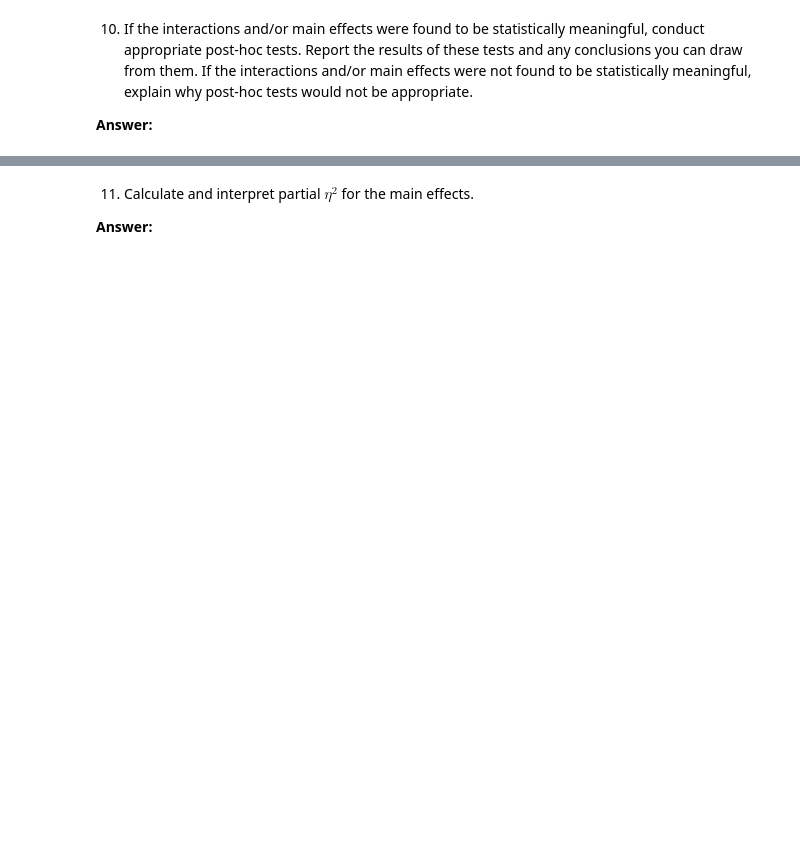
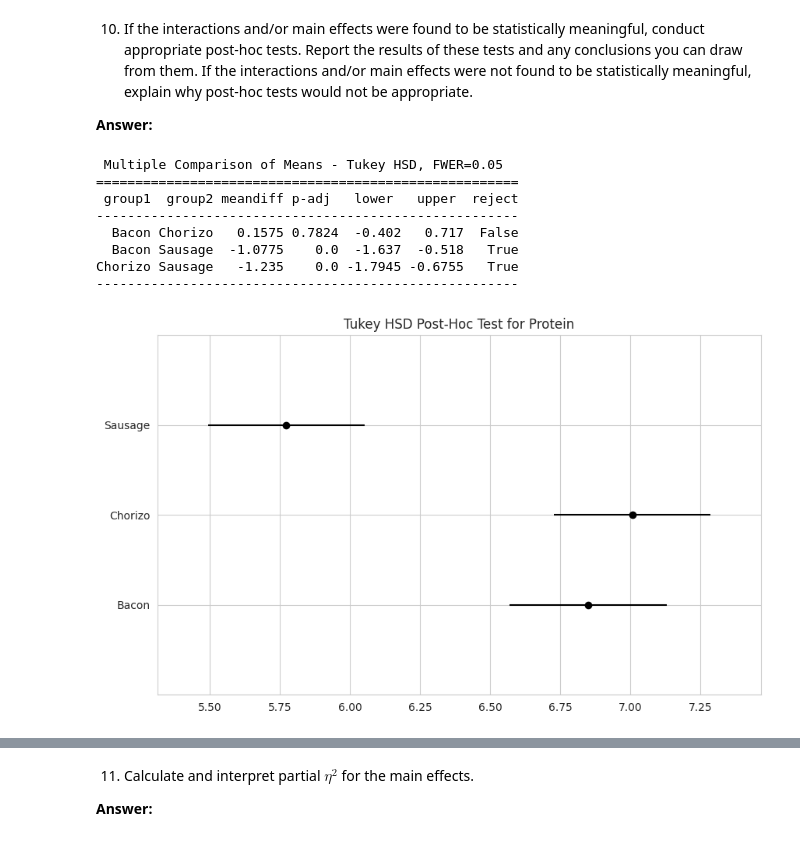
Before and after one commit to rohanbhuin/STAT-7220-Applied-Experimental-Design, a Jupyter notebook: Assignments/Final-Exam/Final-Exam.ipynb, the cells around one changed output, grey strips where cells are left out. Saved outputs shown, nothing was run; the diff lists cells and outputs as text; code cells hidden in the pictures; blank space fills up the shorter version.

```diff
--- a/Assignments/Final-Exam/Final-Exam.ipynb
+++ b/Assignments/Final-Exam/Final-Exam.ipynb
@@ -298,0 +441,29 @@ Sausage Hot   No        4.86  0.653537
+# %%
+## Question 10 Code ##
+
+## Import Tukey HSD ##
+from statsmodels.stats.multicomp import pairwise_tukeyhsd
+
+## Tukey HSD for Protein since Protein is significant and has 3 levels ##
+tukey_protein = pairwise_tukeyhsd(
+    endog=burritos["Satisfaction"],
+    groups=burritos["Protein"],
+    alpha=0.05
+)
+
+print(tukey_protein)
+
+## Visualization ##
+tukey_protein.plot_simultaneous()
+plt.title("Tukey HSD Post-Hoc Test for Protein")
+plt.show()
+# %% [output]
+ Multiple Comparison of Means - Tukey HSD, FWER=0.05
+======================================================
+ group1  group2 meandiff p-adj   lower   upper  reject
+------------------------------------------------------
+  Bacon Chorizo   0.1575 0.7824  -0.402   0.717  False
+  Bacon Sausage  -1.0775    0.0  -1.637  -0.518   True
+Chorizo Sausage   -1.235    0.0 -1.7945 -0.6755   True
+------------------------------------------------------
+[figure, added]
```
Also changed, not shown: parts of 28 cells of this notebook.
